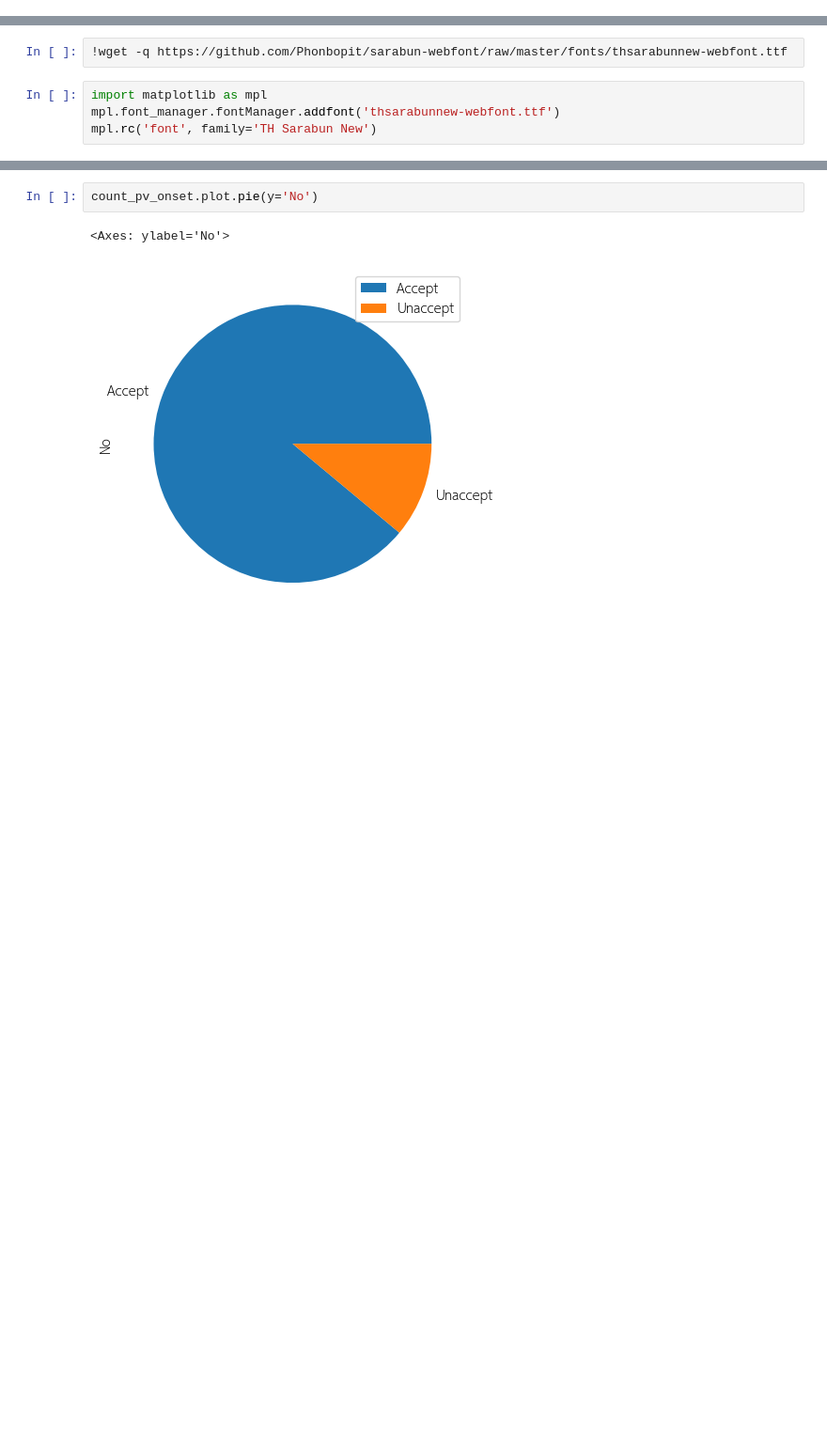
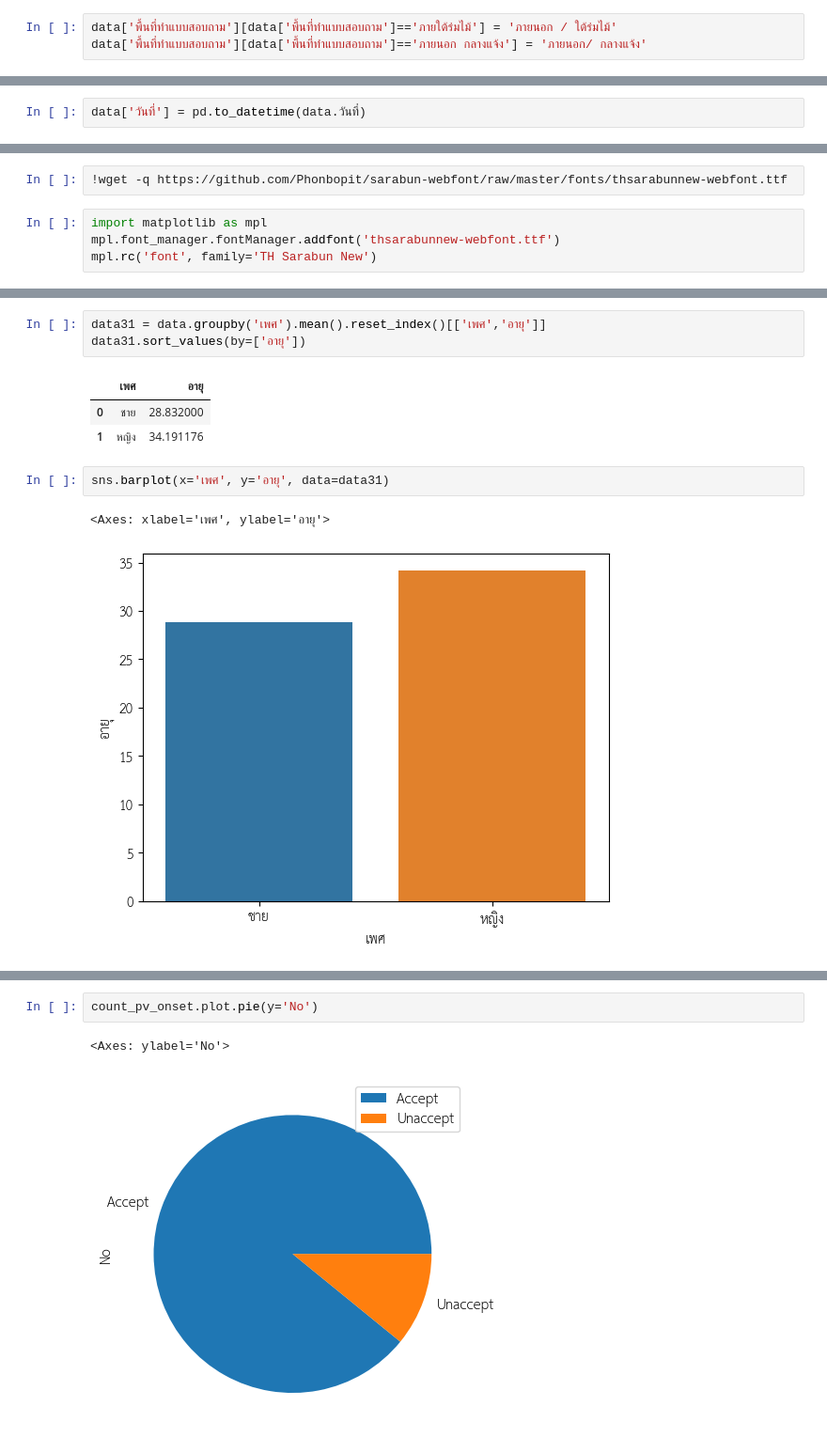
Before and after one commit to Buntariga2545/Data-mining, a Jupyter notebook: Project_Data_Mining.ipynb, the cells around one changed output, grey strips where cells are left out. Shown at 94% size. Saved outputs shown, nothing was run; the diff lists cells and outputs as text; blank space fills up the shorter version.

```diff
--- a/Project_Data_Mining.ipynb
+++ b/Project_Data_Mining.ipynb
@@ -154,0 +278,3 @@ data3 = data2.drop(157)
+# %%
+data['พื้นที่ทำแบบสอบถาม'][data['พื้นที่ทำแบบสอบถาม']=='ภายใต้ร่มไม้'] = 'ภายนอก / ใต้ร่มไม้'
+data['พื้นที่ทำแบบสอบถาม'][data['พื้นที่ทำแบบสอบถาม']=='ภายนอก กลางแจ้ง'] = 'ภายนอก/ กลางแจ้ง'
@@ -217,0 +326,2 @@ set(data3['พื้นที่ทำแบบสอบถาม'])
+# %%
+data['วันที่'] = pd.to_datetime(data.วันที่)
@@ -469,0 +355,12 @@ count_pv_onset
+# %%
+data31 = data.groupby('เพศ').mean().reset_index()[['เพศ','อายุ']]
+data31.sort_values(by=['อายุ'])
+# %% [output]
+|  | เพศ | อายุ |
+| 0 | ชาย | 28.832000 |
+| 1 | หญิง | 34.191176 |
+# %%
+sns.barplot(x='เพศ', y='อายุ', data=data31)
+# %% [output]
+<Axes: xlabel='เพศ', ylabel='อายุ'>
+[figure, added]
```
Also changed, not shown: parts of 166 cells of this notebook.
